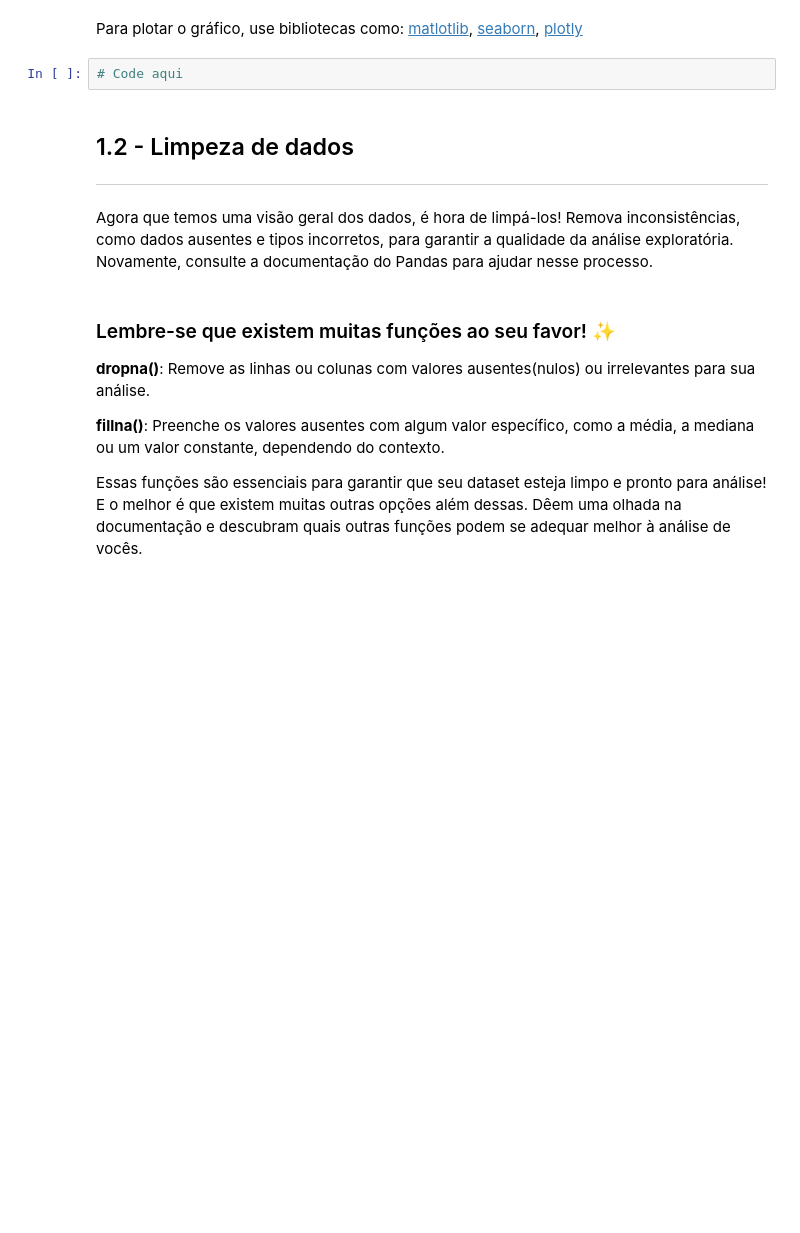
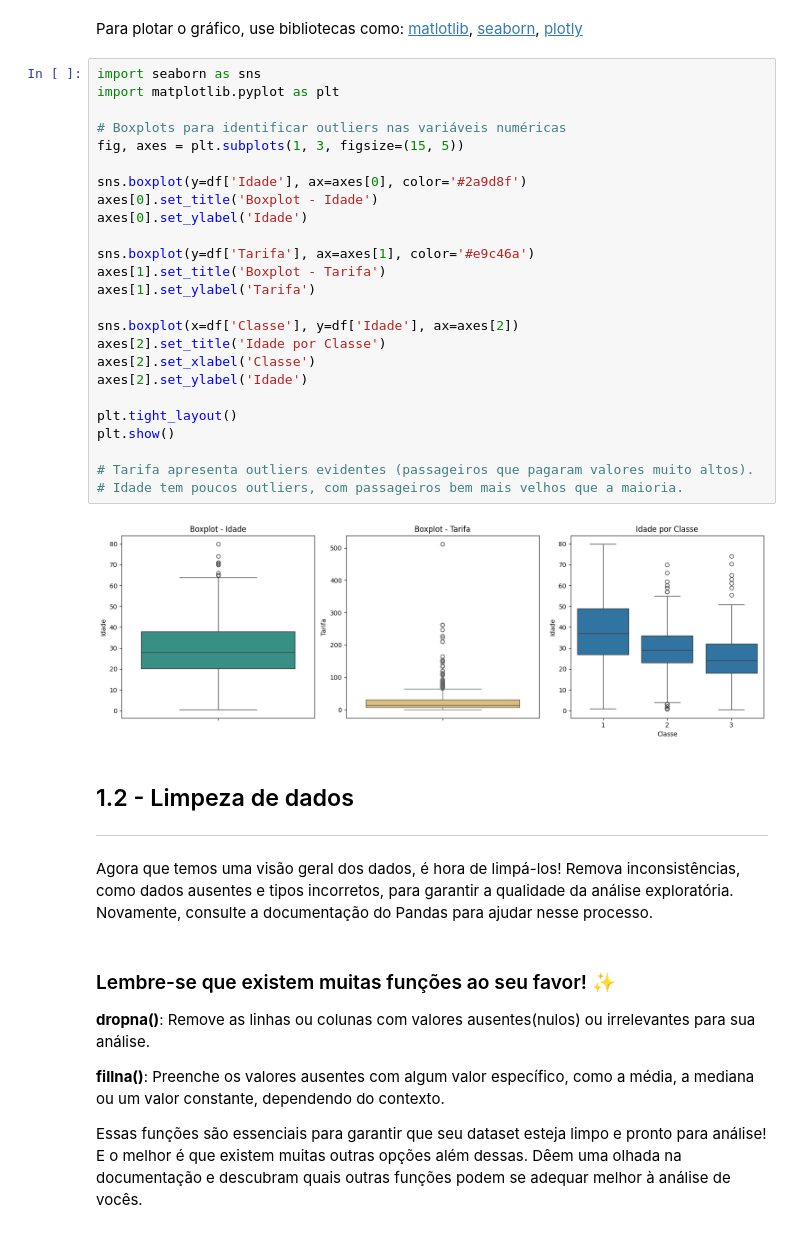
Before and after one commit to PedroNeves07/Atividade-de-Analise-Exploratoria-de-Dados, a Jupyter notebook: notebook_EDA.ipynb, the cells around one changed output. Saved outputs shown, nothing was run; the diff lists cells and outputs as text; blank space fills up the shorter version.

```diff
--- a/notebook_EDA.ipynb
+++ b/notebook_EDA.ipynb
@@ -210,7 +242,32 @@ Ele te ajuda a realizar um resumo estatístico visual dos dados, mostrando media
 # %% [markdown]
 Para plotar o gráfico, use bibliotecas como: [matlotlib](https://matplotlib.org/stable/), [seaborn](https://seaborn.pydata.org/), [plotly](https://plotly.com/)
 # %%
-# Code aqui
+import seaborn as sns
+import matplotlib.pyplot as plt
+
+# Boxplots para identificar outliers nas variáveis numéricas
+fig, axes = plt.subplots(1, 3, figsize=(15, 5))
+
+sns.boxplot(y=df['Idade'], ax=axes[0], color='#2a9d8f')
+axes[0].set_title('Boxplot - Idade')
+axes[0].set_ylabel('Idade')
+
+sns.boxplot(y=df['Tarifa'], ax=axes[1], color='#e9c46a')
+axes[1].set_title('Boxplot - Tarifa')
+axes[1].set_ylabel('Tarifa')
+
+sns.boxplot(x=df['Classe'], y=df['Idade'], ax=axes[2])
+axes[2].set_title('Idade por Classe')
+axes[2].set_xlabel('Classe')
+axes[2].set_ylabel('Idade')
+
+plt.tight_layout()
+plt.show()
+
+# Tarifa apresenta outliers evidentes (passageiros que pagaram valores muito altos).
+# Idade tem poucos outliers, com passageiros bem mais velhos que a maioria.
+# %% [output]
+[figure, added]
 # %% [markdown]
 ## 1.2 - Limpeza de dados
 
```
Also changed, not shown: parts of 5 cells of this notebook.
